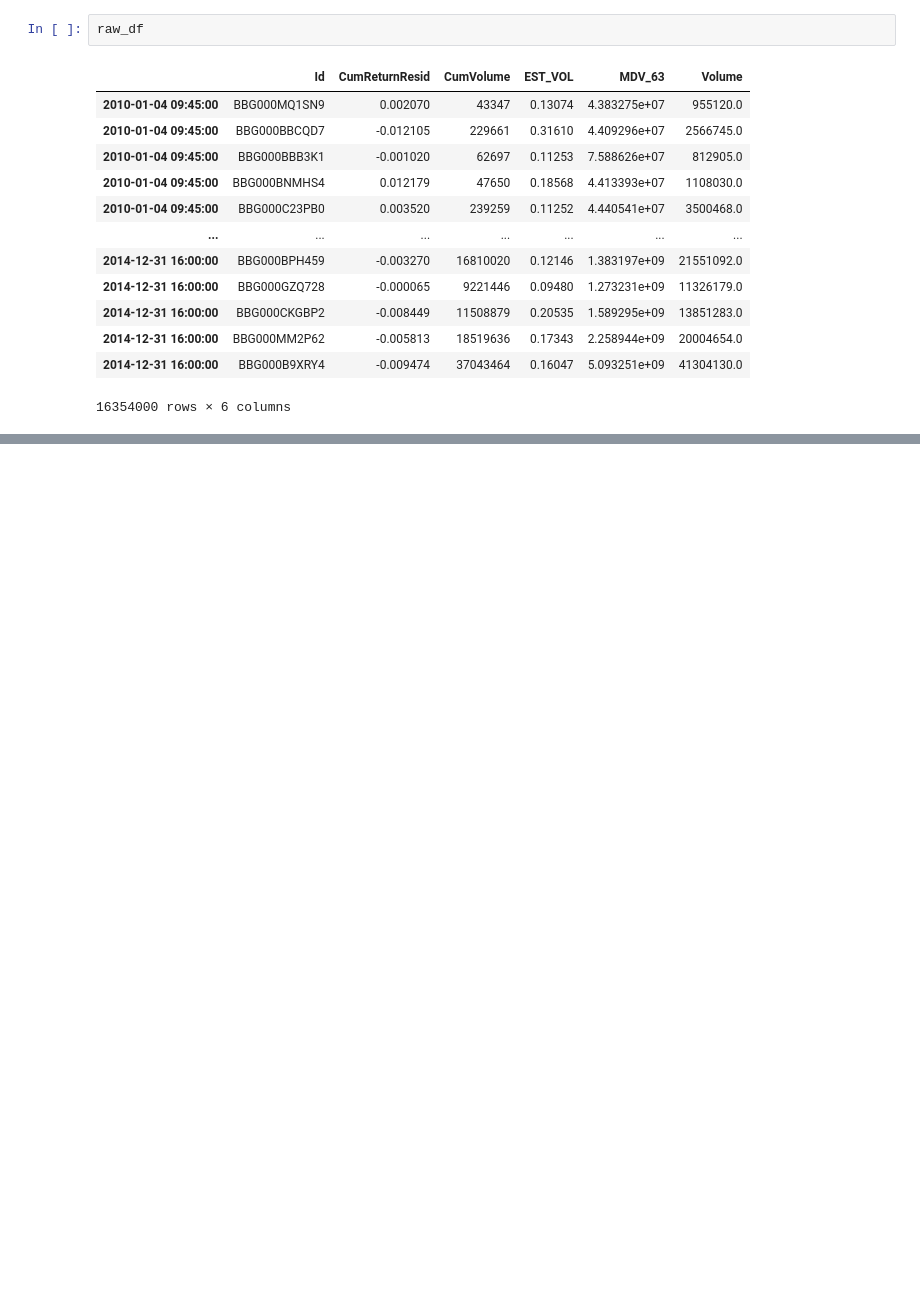
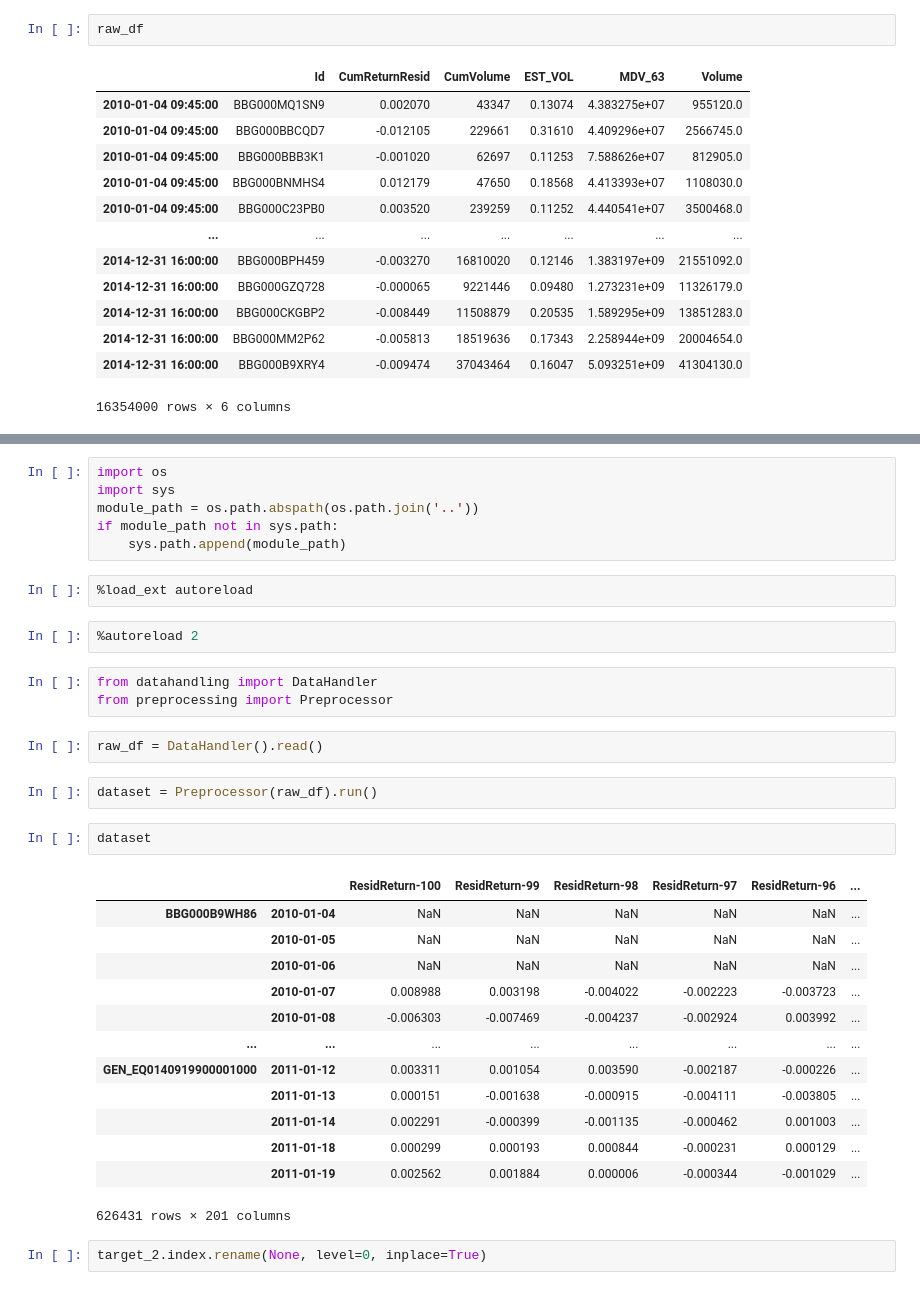
Before and after one commit to nicolasbuchwalder/MTH9899Final, a Jupyter notebook: research/Nick_research.ipynb, the cells around one changed output, grey strips where cells are left out. Saved outputs shown, nothing was run; the diff lists cells and outputs as text; blank space fills up the shorter version.

```diff
--- a/research/Nick_research.ipynb
+++ b/research/Nick_research.ipynb
@@ -269,0 +140,35 @@ grouped.apply()
+# %%
+import os
+import sys
+module_path = os.path.abspath(os.path.join('..'))
+if module_path not in sys.path:
+    sys.path.append(module_path)
+# %%
+%load_ext autoreload
+# %%
+%autoreload 2
+# %%
+from datahandling import DataHandler
+from preprocessing import Preprocessor
+# %%
+raw_df = DataHandler().read()
+# %%
+dataset = Preprocessor(raw_df).run()
+# %%
+dataset
+# %% [output]
+|  |  | ResidReturn-100 | ResidReturn-99 | ResidReturn-98 | ResidReturn-97 | ResidReturn-96 | ... |
+| BBG000B9WH86 | 2010-01-04 | NaN | NaN | NaN | NaN | NaN | ... |
+|  | 2010-01-05 | NaN | NaN | NaN | NaN | NaN | ... |
+|  | 2010-01-06 | NaN | NaN | NaN | NaN | NaN | ... |
+|  | 2010-01-07 | 0.008988 | 0.003198 | -0.004022 | -0.002223 | -0.003723 | ... |
+|  | 2010-01-08 | -0.006303 | -0.007469 | -0.004237 | -0.002924 | 0.003992 | ... |
+| ... | ... | ... | ... | ... | ... | ... | ... |
+| GEN_EQ0140919900001000 | 2011-01-12 | 0.003311 | 0.001054 | 0.003590 | -0.002187 | -0.000226 | ... |
+|  | 2011-01-13 | 0.000151 | -0.001638 | -0.000915 | -0.004111 | -0.003805 | ... |
+|  | 2011-01-14 | 0.002291 | -0.000399 | -0.001135 | -0.000462 | 0.001003 | ... |
+|  | 2011-01-18 | 0.000299 | 0.000193 | 0.000844 | -0.000231 | 0.000129 | ... |
+|  | 2011-01-19 | 0.002562 | 0.001884 | 0.000006 | -0.000344 | -0.001029 | ... |
+626431 rows × 201 columns
+# %%
+target_2.index.rename(None, level=0, inplace=True)
```
Also changed, not shown: parts of 90 cells of this notebook, 1 other file.
